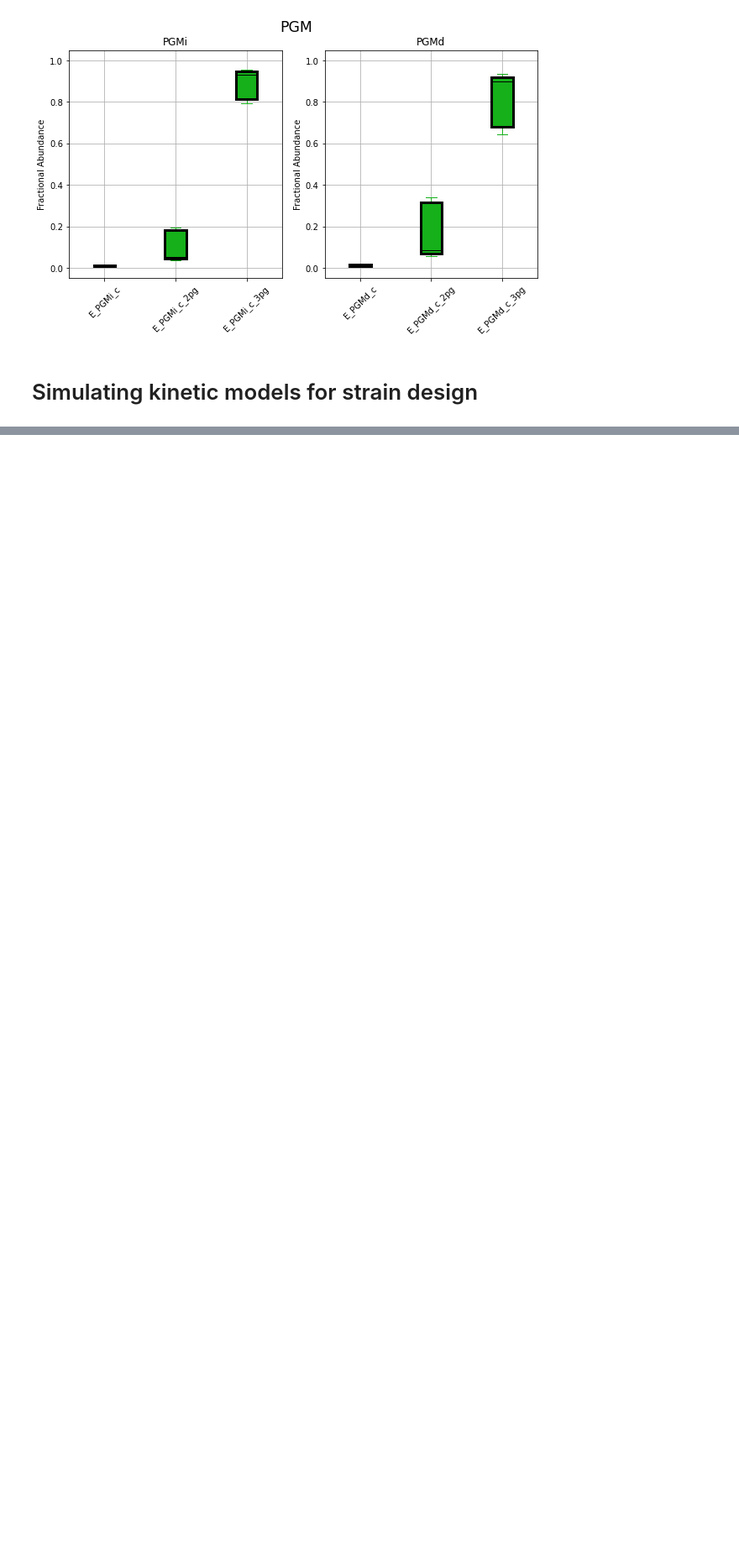
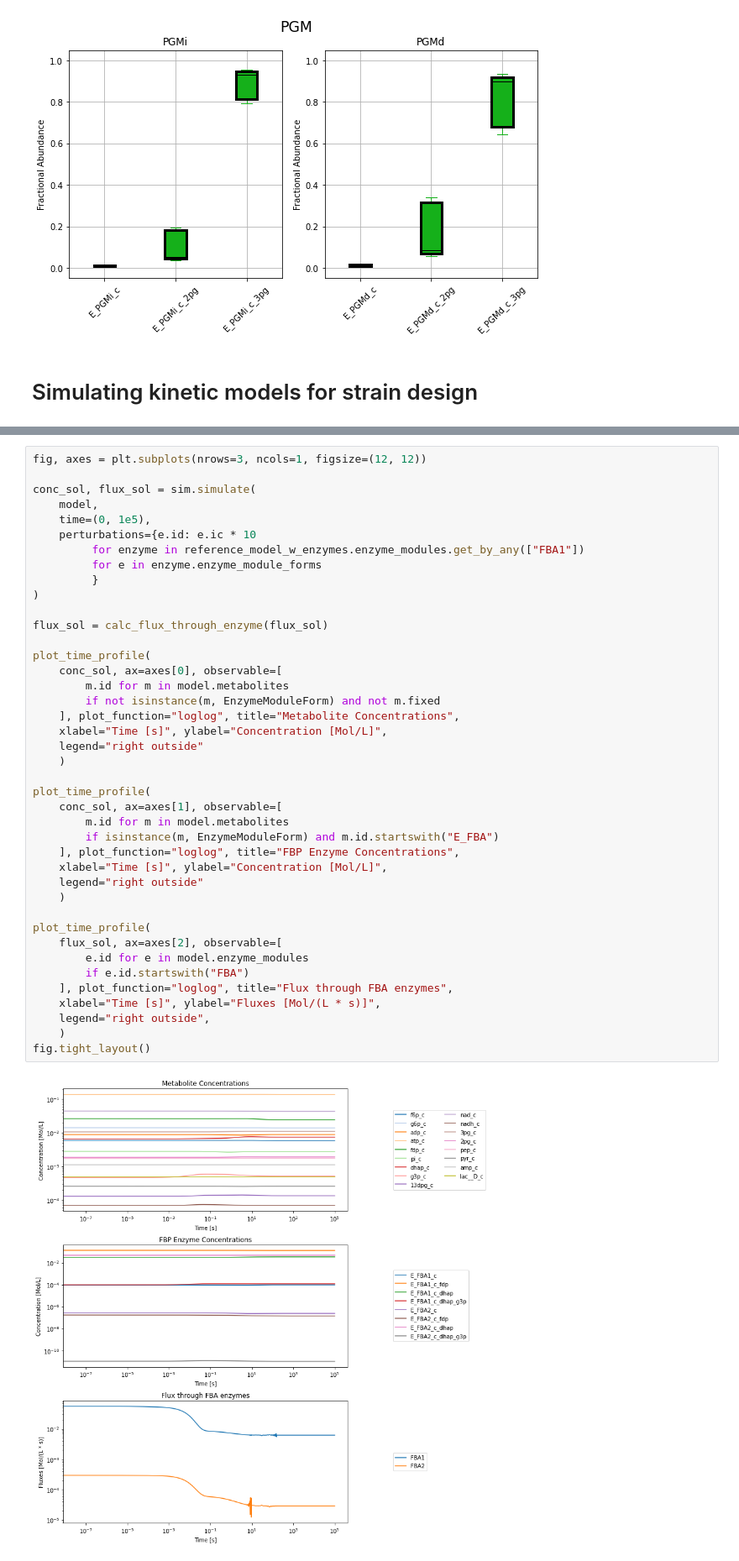
Before and after one commit to SBRG/GDGA_Shortcourse, a Jupyter notebook: Module4_Kinetics/Part2_Exercise/Kinetics and Thermodynamics of Real Metabolic Networks.ipynb, the cells around one changed output, grey strips where cells are left out. Shown at 84% size. Drawn from its saved outputs; the diff is of its cells as text; blank space fills up the shorter version.

```diff
--- a/Module4_Kinetics/Part2_Exercise/Kinetics and Thermodynamics of Real Metabolic Networks.ipynb
+++ b/Module4_Kinetics/Part2_Exercise/Kinetics and Thermodynamics of Real Metabolic Networks.ipynb
@@ -532,0 +619,43 @@ fig.suptitle(isoenzymes_of_interest, fontsize="xx-large");
+# %%
+fig, axes = plt.subplots(nrows=3, ncols=1, figsize=(12, 12))
+
+conc_sol, flux_sol = sim.simulate(
+    model,
+    time=(0, 1e5),
+    perturbations={e.id: e.ic * 10
+         for enzyme in reference_model_w_enzymes.enzyme_modules.get_by_any(["FBA1"])
+         for e in enzyme.enzyme_module_forms
+         }
+)
+
+flux_sol = calc_flux_through_enzyme(flux_sol)
+
+plot_time_profile(
+    conc_sol, ax=axes[0], observable=[
+        m.id for m in model.metabolites
+        if not isinstance(m, EnzymeModuleForm) and not m.fixed
+    ], plot_function="loglog", title="Metabolite Concentrations",
+    xlabel="Time [s]", ylabel="Concentration [Mol/L]",
+    legend="right outside"
+    )
+
+plot_time_profile(
+    conc_sol, ax=axes[1], observable=[
+        m.id for m in model.metabolites
+        if isinstance(m, EnzymeModuleForm) and m.id.startswith("E_FBA")
+    ], plot_function="loglog", title="FBP Enzyme Concentrations",
+    xlabel="Time [s]", ylabel="Concentration [Mol/L]",
+    legend="right outside"
+    )
+
+plot_time_profile(
+    flux_sol, ax=axes[2], observable=[
+        e.id for e in model.enzyme_modules
+        if e.id.startswith("FBA")
+    ], plot_function="loglog", title="Flux through FBA enzymes",
+    xlabel="Time [s]", ylabel="Fluxes [Mol/(L * s)]",
+    legend="right outside",
+    )
+fig.tight_layout()
+# %% [output]
+[figure, added]
```
Also changed, not shown: parts of 15 cells of this notebook.
